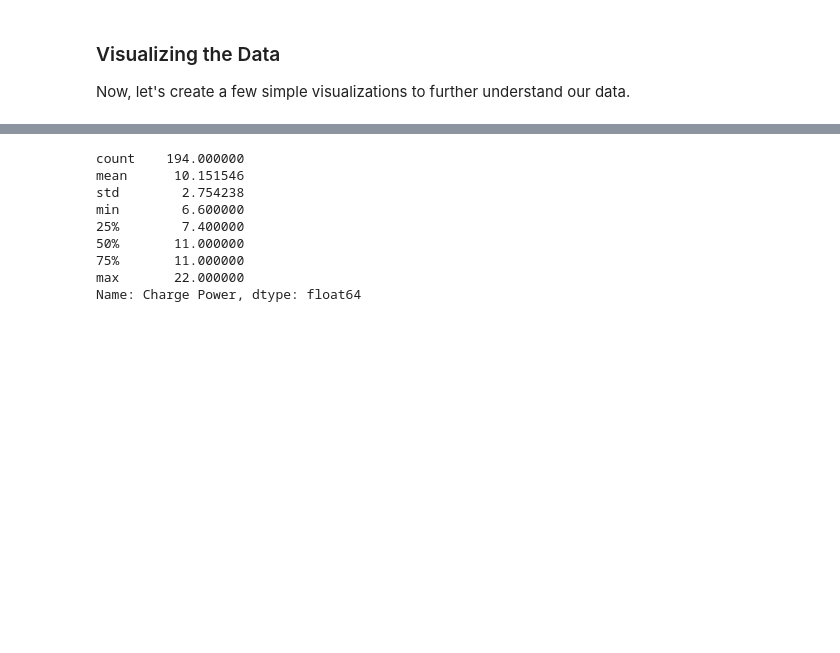
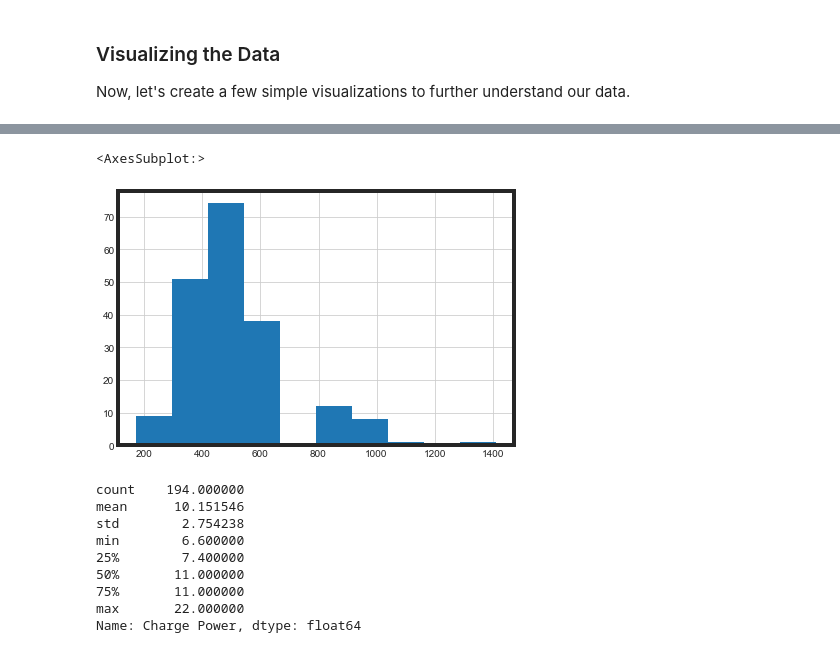
Before and after one commit to joshfuchs/DataScience_projects, a Jupyter notebook: electric_vehicles.ipynb, the cells around one changed output, grey strips where cells are left out. Cells and saved outputs as stored; diff of their text form; code cells hidden in the pictures; blank space fills up the shorter version.

```diff
--- a/electric_vehicles.ipynb
+++ b/electric_vehicles.ipynb
@@ -199,3 +206,10 @@ plt.show()
+# %%
+#ev['Max. Payload'].hist()
+ev['Cargo Volume'].hist()
+#ev['Top Speed'].hist()
+# %% [output]
+<AxesSubplot:>
+[figure, added]
 # %%
 ev['Charge Power'].describe()
 # %% [output]
```
Also changed, not shown: parts of 23 cells of this notebook.
